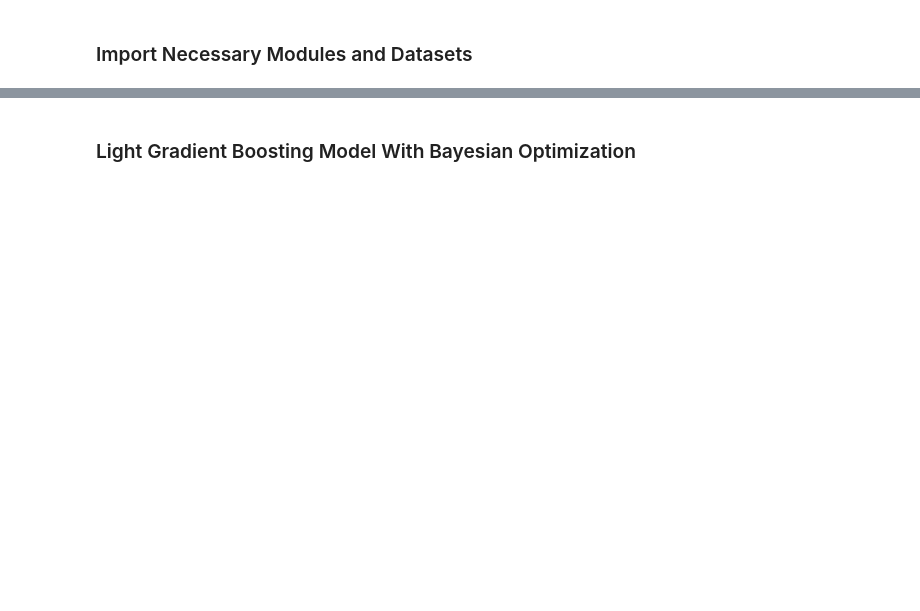
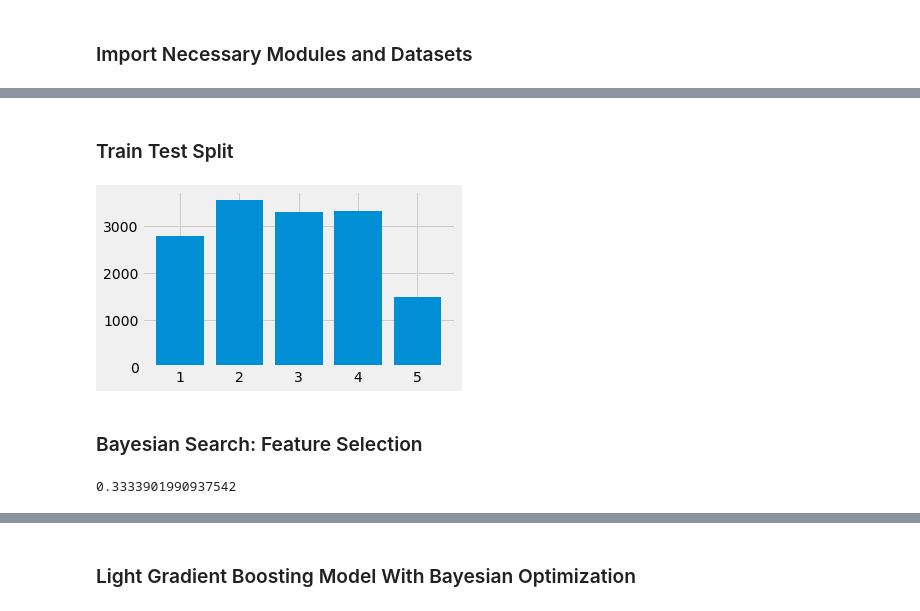
Before and after one commit to jonahwinninghoff/Causal-Analysis-Nursing-Home, a Jupyter notebook: Modeling/Predictive Modeling.ipynb, the cells around one changed output, grey strips where cells are left out. Saved outputs shown, nothing was run; the diff lists cells and outputs as text; code cells hidden in the pictures; blank space fills up the shorter version.

```diff
--- a/Modeling/Predictive Modeling.ipynb
+++ b/Modeling/Predictive Modeling.ipynb
@@ -464,0 +45,13 @@ The result is identical even with different model.
+# %%
+start = time.time() # Timer starts
+
+for_prediction = 'https://github.com/jonahwinninghoff/Springboard_Capstone_Project/blob/main/Assets/for_prediction?raw=true'
+for_ANOVA = 'https://github.com/jonahwinninghoff/Springboard_Capstone_Project/blob/main/Assets/for_ANOVA_analysis?raw=true'
+# %%
+# Read for_prediction dataset
+url = urllib.request.urlopen(for_prediction)
+df = pd.read_csv(url).drop('Unnamed: 0',axis=1)
+
+# Red for_ANOVA dataset
+url = urllib.request.urlopen(for_ANOVA)
+anova = pd.read_csv(url).drop('Unnamed: 0', axis=1)
@@ -464,0 +104,13 @@ The result is identical even with different model.
+# %% [markdown]
+### Train Test Split <a id ='smote'></a>
+# %%
+# Separate X, regressand, and classifer
+y = df['Health Inspection Rating']
+X = df.drop(['Health Inspection Rating'],axis=1)
+# %%
+plt.style.use('fivethirtyeight')
+fig, ax = plt.subplots(figsize = (5,3))
+ax.bar(list(Counter(y).keys()),list(Counter(y).values()))
+plt.show()
+# %% [output]
+[figure, added]
@@ -464,0 +123,2 @@ The result is identical even with different model.
+# %% [markdown]
+### Bayesian Search: Feature Selection <a id = 'selection'></a>
@@ -464,0 +129,5 @@ The result is identical even with different model.
+# %%
+# Baseline for training set
+print(result.rsquared)
+# %% [output]
+0.3333901990937542
```
Also changed, not shown: parts of 116 cells of this notebook.
